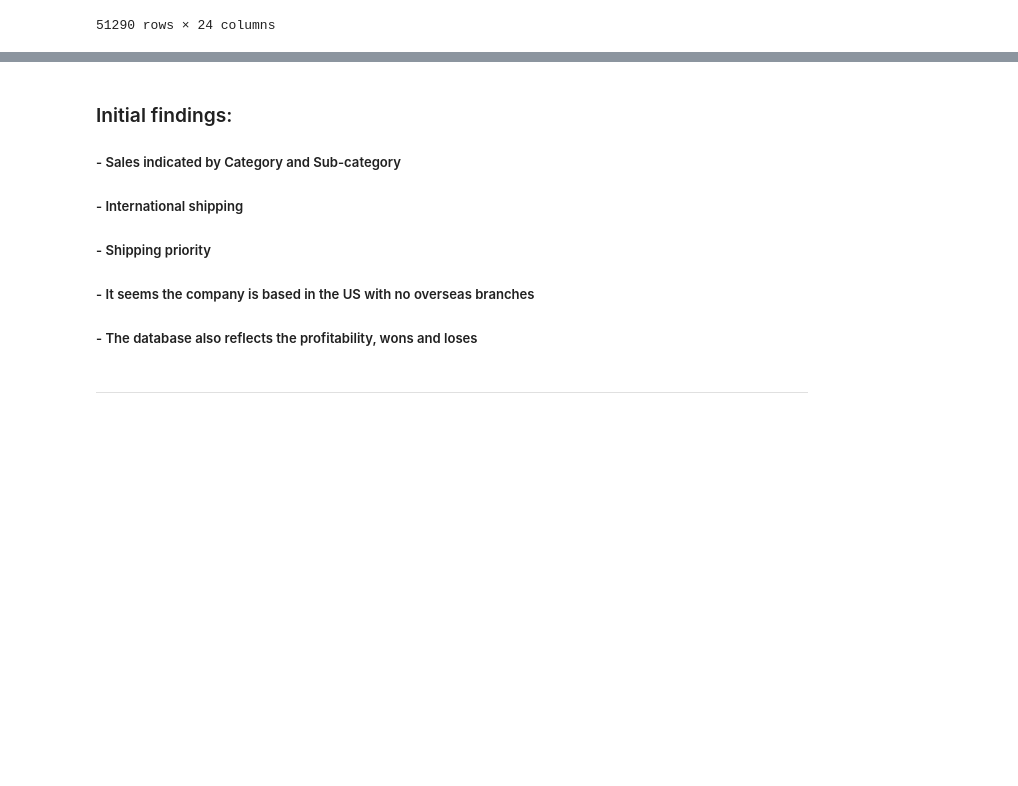
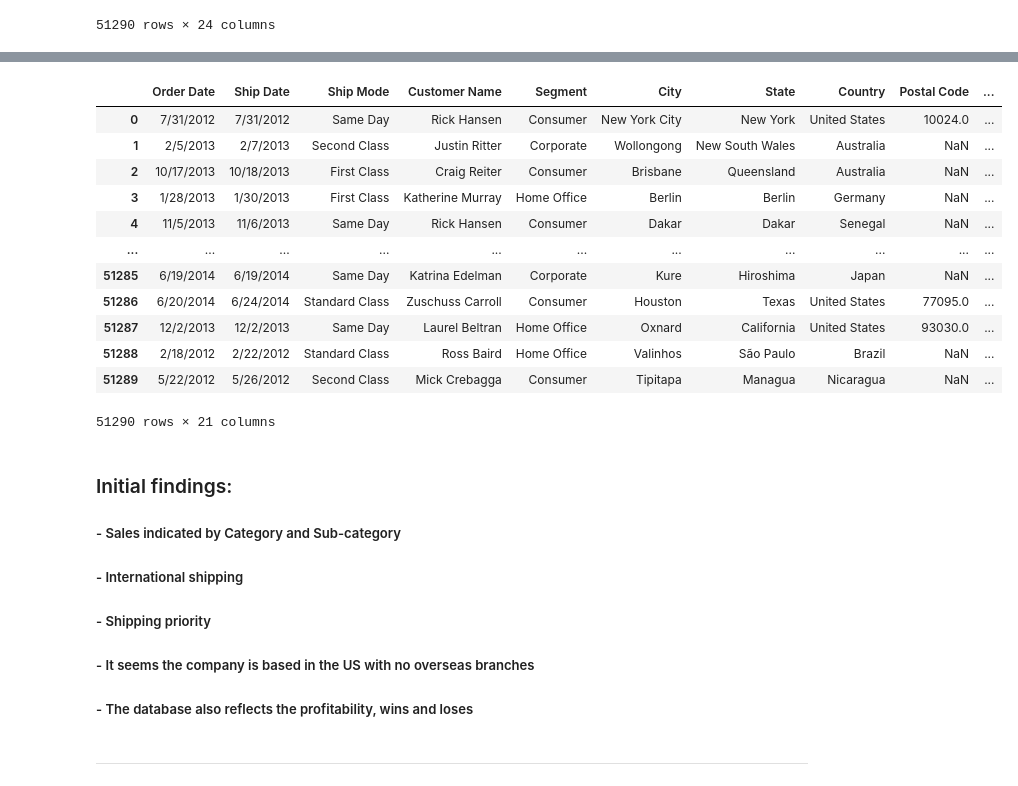
Before and after one commit to GaboRenovation/Bootcamp_final, a Jupyter notebook: database_clean.ipynb, the cells around one changed output, grey strips where cells are left out. Saved outputs shown, nothing was run; the diff lists cells and outputs as text; code cells hidden in the pictures; blank space fills up the shorter version.

```diff
--- a/database_clean.ipynb
+++ b/database_clean.ipynb
@@ -81,3 +80,21 @@ The following columns might not be relevant for the analysis:
+# %%
+# Dropping unnecessary columns
+database_cleaned = database.drop(['Row ID', 'Customer ID', 'Order ID'], axis = 1)
+database_cleaned
+# %% [output]
+|  | Order Date | Ship Date | Ship Mode | Customer Name | Segment | City | State | Country | Postal Code | ... |
+| 0 | 7/31/2012 | 7/31/2012 | Same Day | Rick Hansen | Consumer | New York City | New York | United States | 10024.0 | ... |
+| 1 | 2/5/2013 | 2/7/2013 | Second Class | Justin Ritter | Corporate | Wollongong | New South Wales | Australia | NaN | ... |
+| 2 | 10/17/2013 | 10/18/2013 | First Class | Craig Reiter | Consumer | Brisbane | Queensland | Australia | NaN | ... |
+| 3 | 1/28/2013 | 1/30/2013 | First Class | Katherine Murray | Home Office | Berlin | Berlin | Germany | NaN | ... |
+| 4 | 11/5/2013 | 11/6/2013 | Same Day | Rick Hansen | Consumer | Dakar | Dakar | Senegal | NaN | ... |
+| ... | ... | ... | ... | ... | ... | ... | ... | ... | ... | ... |
+| 51285 | 6/19/2014 | 6/19/2014 | Same Day | Katrina Edelman | Corporate | Kure | Hiroshima | Japan | NaN | ... |
+| 51286 | 6/20/2014 | 6/24/2014 | Standard Class | Zuschuss Carroll | Consumer | Houston | Texas | United States | 77095.0 | ... |
+| 51287 | 12/2/2013 | 12/2/2013 | Same Day | Laurel Beltran | Home Office | Oxnard | California | United States | 93030.0 | ... |
+| 51288 | 2/18/2012 | 2/22/2012 | Standard Class | Ross Baird | Home Office | Valinhos | São Paulo | Brazil | NaN | ... |
+| 51289 | 5/22/2012 | 5/26/2012 | Second Class | Mick Crebagga | Consumer | Tipitapa | Managua | Nicaragua | NaN | ... |
+51290 rows × 21 columns
 # %% [markdown]
 ### Initial findings:
 
@@ -85,7 +102,7 @@ The following columns might not be relevant for the analysis:
 ##### - International shipping
 ##### - Shipping priority
 ##### - It seems the company is based in the US with no overseas branches
-##### - The database also reflects the profitability, wons and loses
+##### - The database also reflects the profitability, wins and loses
 # %% [markdown]
 ------------------------------------------------------
 # %% [markdown]
```
Also changed, not shown: parts of 8 cells of this notebook.
